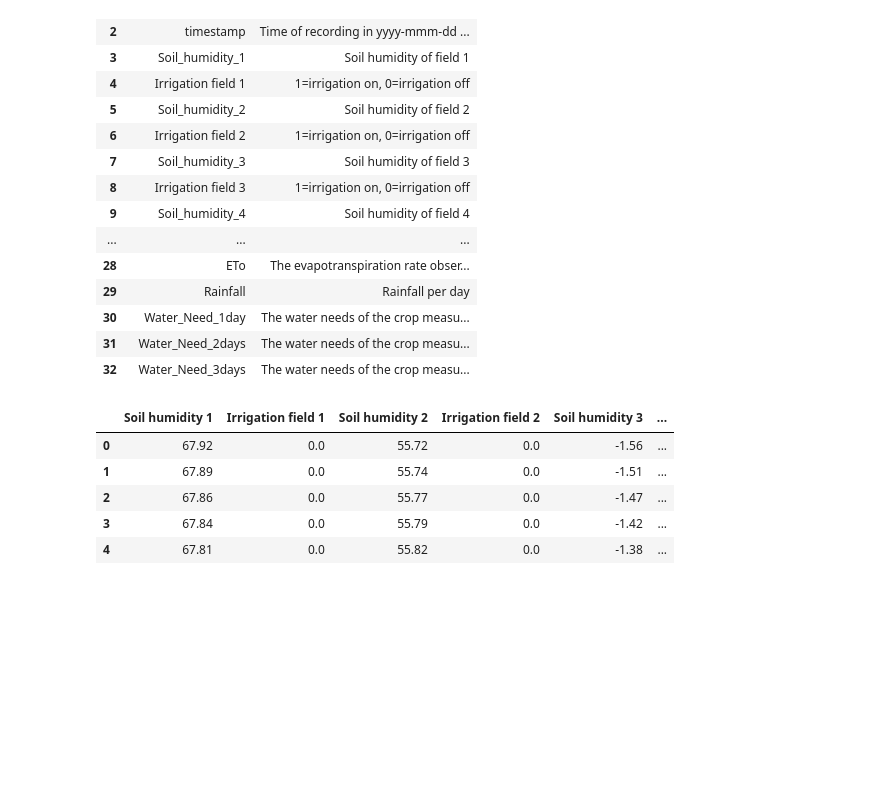
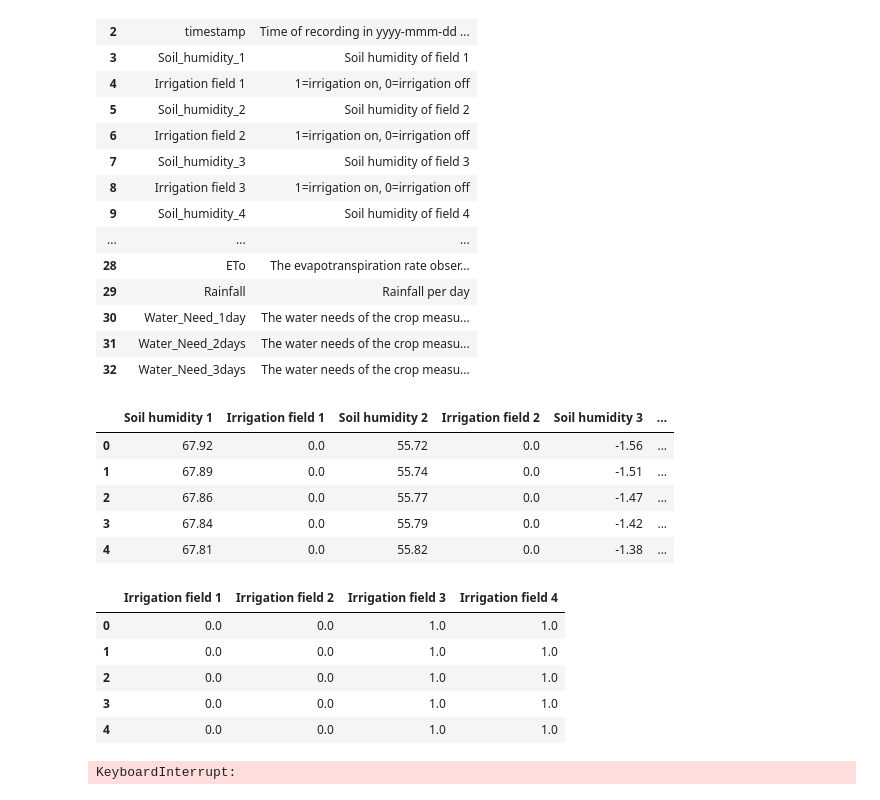
Before and after one commit to elishatofunmi/Neural_networks, a Jupyter notebook: Wazihub soil moisture/Data cleaning and preprocessing.ipynb, the cells around one changed output. Cells and saved outputs as stored; diff of their text form; code cells hidden in the pictures; blank space fills up the shorter version.

```diff
--- a/Wazihub soil moisture/Data cleaning and preprocessing.ipynb
+++ b/Wazihub soil moisture/Data cleaning and preprocessing.ipynb
@@ -171,3 +172,15 @@ train_data.head()
 | 2 | 67.86 | 0.0 | 55.77 | 0.0 | -1.47 | ... |
 | 3 | 67.84 | 0.0 | 55.79 | 0.0 | -1.42 | ... |
 | 4 | 67.81 | 0.0 | 55.82 | 0.0 | -1.38 | ... |
+# %%
+irrigation = ['Irrigation field 1', 'Irrigation field 2', 'Irrigation field 3', 'Irrigation field 4']
+train_irrga = train_data[irrigation]
+# %%
+train_irrga.head()
+# %% [output]
+|  | Irrigation field 1 | Irrigation field 2 | Irrigation field 3 | Irrigation field 4 |
+| 0 | 0.0 | 0.0 | 1.0 | 1.0 |
+| 1 | 0.0 | 0.0 | 1.0 | 1.0 |
+| 2 | 0.0 | 0.0 | 1.0 | 1.0 |
+| 3 | 0.0 | 0.0 | 1.0 | 1.0 |
+| 4 | 0.0 | 0.0 | 1.0 | 1.0 |
@@ -173,0 +191,4 @@ train_data.head()
+# %%
+sns.heatmap(train_irrga)
+# %% [output]
+KeyboardInterrupt:
```
Also changed, not shown: parts of 4 cells of this notebook, 1 other file.
